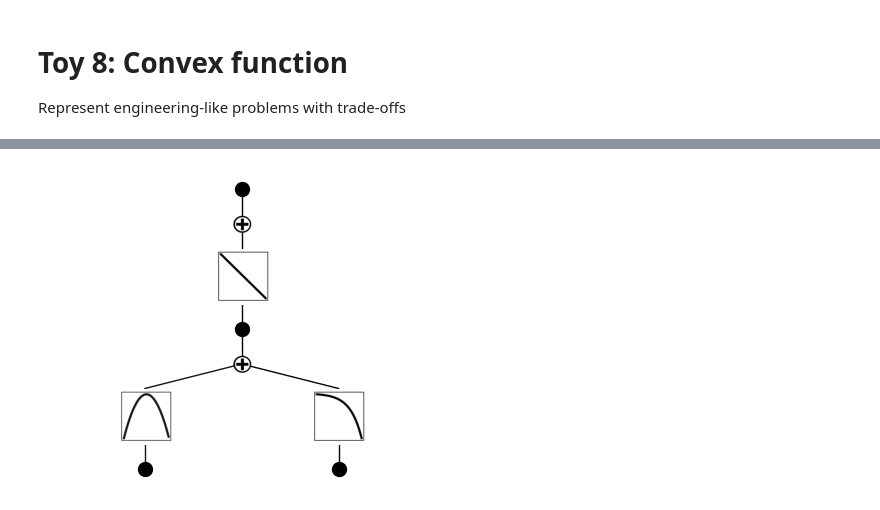
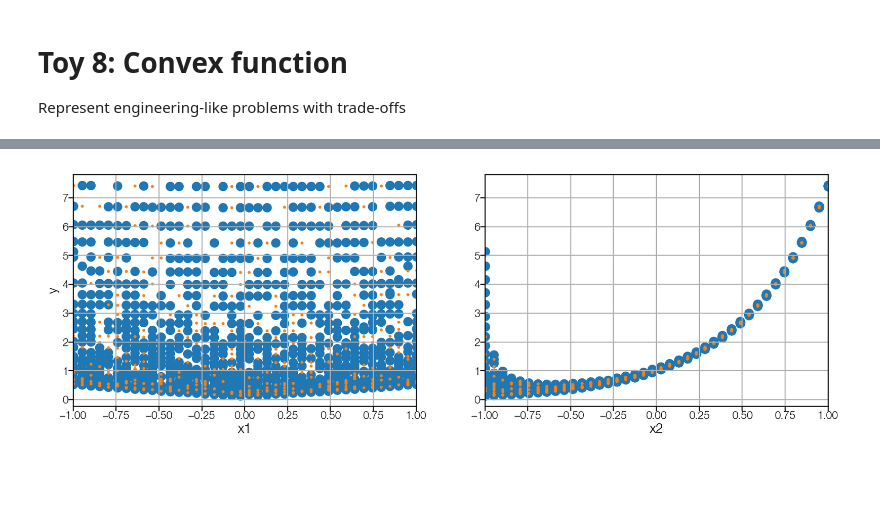
Before and after one commit to Hyein-coder/pykan, a Jupyter notebook: github/workflows/Hyein/toy_8_convex.ipynb, the cells around one changed output, grey strips where cells are left out. Cells and saved outputs as stored; diff of their text form; code cells hidden in the pictures; blank space fills up the shorter version.

```diff
--- a/github/workflows/Hyein/toy_8_convex.ipynb
+++ b/github/workflows/Hyein/toy_8_convex.ipynb
@@ -4,12 +4,20 @@
 Represent engineering-like problems with trade-offs
 # %%
 import torch
-from kan import create_dataset
+import os
 from kan.custom import MultKAN
 import numpy as np
 import matplotlib.pyplot as plt
+import pandas as pd
 
 device = torch.device('cuda' if torch.cuda.is_available() else 'cpu')
 
-f = lambda x: x[:, [0]]**2 + torch.exp(x[:, [1]] * 2) / 4
-dataset = create_dataset(f, n_var=2, train_num=1000, test_num=100, device=device, normalize_label=True)
+root_dir = os.path.join(os.getcwd())
+save_dir = os.path.join(root_dir, "custom_figures", "material_01")
+os.makedirs(save_dir, exist_ok=True)
+
+f_param = "toy_8_20251120_1835"
+save_heading = os.path.join(save_dir, f_param + "_analysis")
+d_opt = pd.read_excel(os.path.join(root_dir, 'multkan_sweep_autosave', f_param + ".xlsx"), sheet_name='best_avg_by_params')
+d_opt_flat = d_opt.iloc[0]
+d_opt_flat = d_opt_flat.to_dict()
@@ -16,29 +104,15 @@ dataset = create_dataset(f, n_var=2, train_num=1000, test_num=100, device=device
 # %%
-# grids_to_sym = [3, 5, 10, 20]
-grids_to_sym = [20]
+import matplotlib.pyplot as plt
 
-train_rmse_sym = []
-test_rmse_sym = []
-
-fit_kwargs = {
-    'opt': "LBFGS",
-    'steps': 20,
-    'lamb': 0.01,
-    'lamb_entropy': 0.1,
-    'lamb_coef': 0.1,
-    'lamb_coefdiff': 0.5,
-}
-
-model = MultKAN(width=[2,2,1], grid=3, k=3, seed=0, device=device)
-model.fit(dataset, **fit_kwargs)
-model = model.prune(edge_th=0.03, node_th=0.01)
-
-for i in range(len(grids_to_sym)):
-    model = model.refine(grids_to_sym[i])
-    results = model.fit(dataset, opt='LBFGS', steps=50, stop_grid_update_step=20)
-    train_rmse_sym.append(results['train_loss'][-1].item())
-    test_rmse_sym.append(results['test_loss'][-1].item())
-
-model.plot()
+num_input = X.shape[1]
+fig, axs = plt.subplots(1, num_input, figsize=(10, 3))
+for i in range(num_input):
+    ax = axs[i]
+    ax.scatter(X_train[:, i], y_train)
+    ax.scatter(X_test[:, i], y_test, s=1.5)
+    ax.set_xlabel(name_X[i])
+    ax.grid()
+axs[0].set_ylabel(name_y)
+plt.show()
 # %% [output]
-[figure, old version]
+[figure, new version]
```
Also changed, not shown: parts of 10 cells of this notebook, 3 other files.
